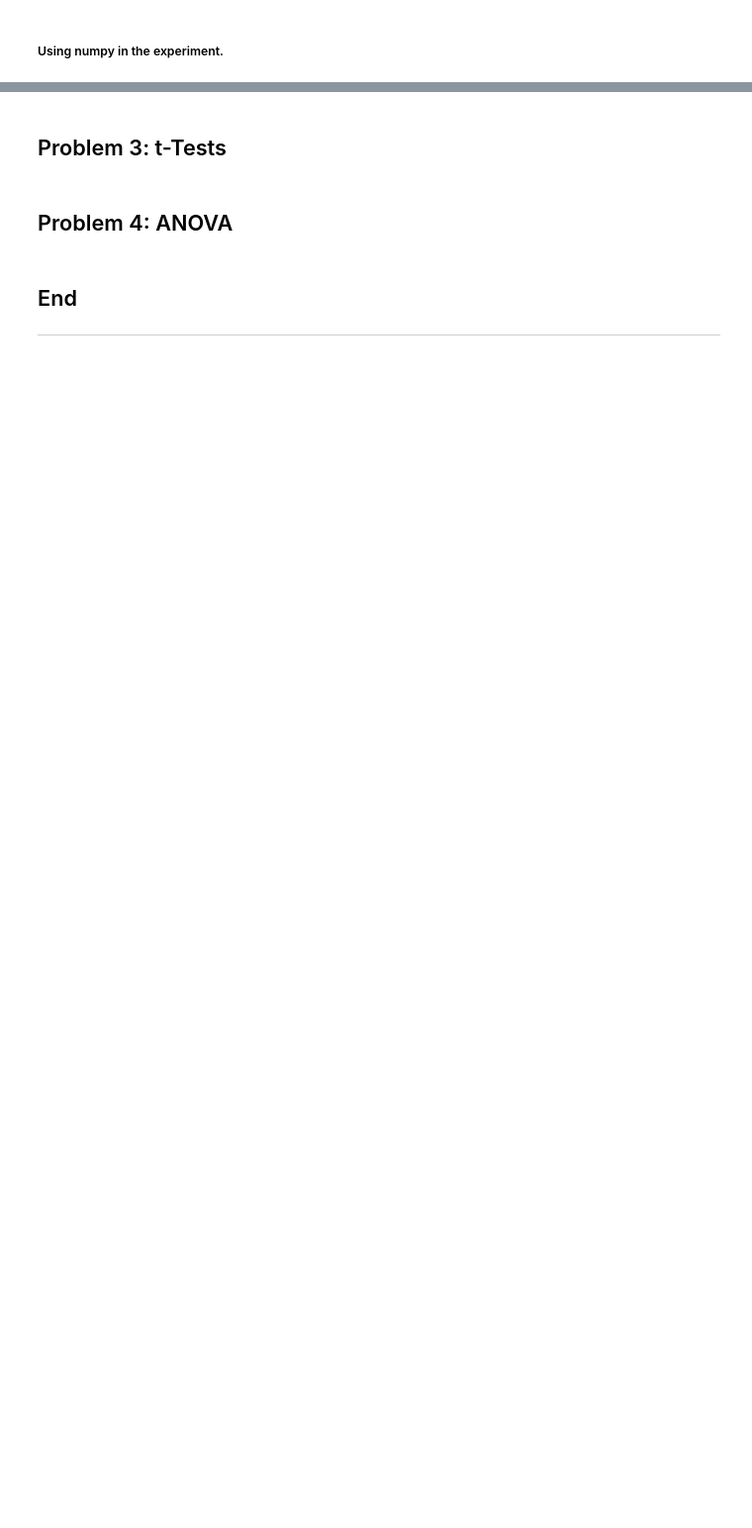
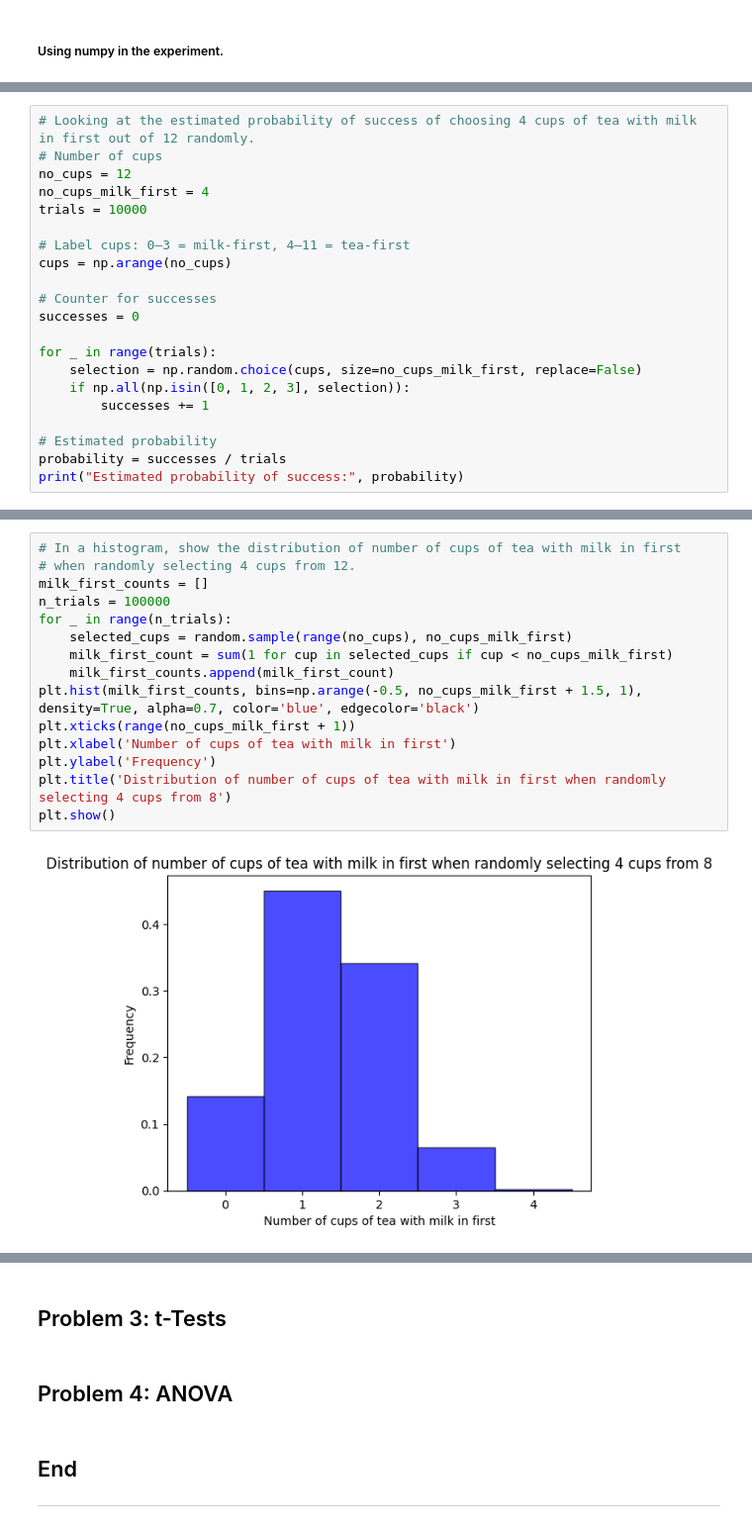
Before and after one commit to Jennyicano/applied-statistics, a Jupyter notebook: problems.ipynb, the cells around one changed output, grey strips where cells are left out. Shown at 99% size. Cells and saved outputs as stored; diff of their text form; blank space fills up the shorter version.

```diff
--- a/problems.ipynb
+++ b/problems.ipynb
@@ -121,0 +162,21 @@ So, right know we can see there are 11880 different selections ordered that the
+# %%
+# Looking at the estimated probability of success of choosing 4 cups of tea with milk in first out of 12 randomly.
+# Number of cups
+no_cups = 12
+no_cups_milk_first = 4
+trials = 10000
+
+# Label cups: 0–3 = milk-first, 4–11 = tea-first
+cups = np.arange(no_cups)
+
+# Counter for successes
+successes = 0
+
+for _ in range(trials):
+    selection = np.random.choice(cups, size=no_cups_milk_first, replace=False)
+    if np.all(np.isin([0, 1, 2, 3], selection)):
+        successes += 1
+
+# Estimated probability
+probability = successes / trials
+print("Estimated probability of success:", probability)
@@ -121,0 +209,17 @@ So, right know we can see there are 11880 different selections ordered that the
+# %%
+# In a histogram, show the distribution of number of cups of tea with milk in first
+# when randomly selecting 4 cups from 12.
+milk_first_counts = []
+n_trials = 100000
+for _ in range(n_trials):
+    selected_cups = random.sample(range(no_cups), no_cups_milk_first)
+    milk_first_count = sum(1 for cup in selected_cups if cup < no_cups_milk_first)
+    milk_first_counts.append(milk_first_count)
+plt.hist(milk_first_counts, bins=np.arange(-0.5, no_cups_milk_first + 1.5, 1), density=True, alpha=0.7, color='blue', edgecolor='black')
+plt.xticks(range(no_cups_milk_first + 1))
+plt.xlabel('Number of cups of tea with milk in first')
+plt.ylabel('Frequency')
+plt.title('Distribution of number of cups of tea with milk in first when randomly selecting 4 cups from 8')
+plt.show()
+# %% [output]
+[figure, added]
```
Also changed, not shown: parts of 12 cells of this notebook.
